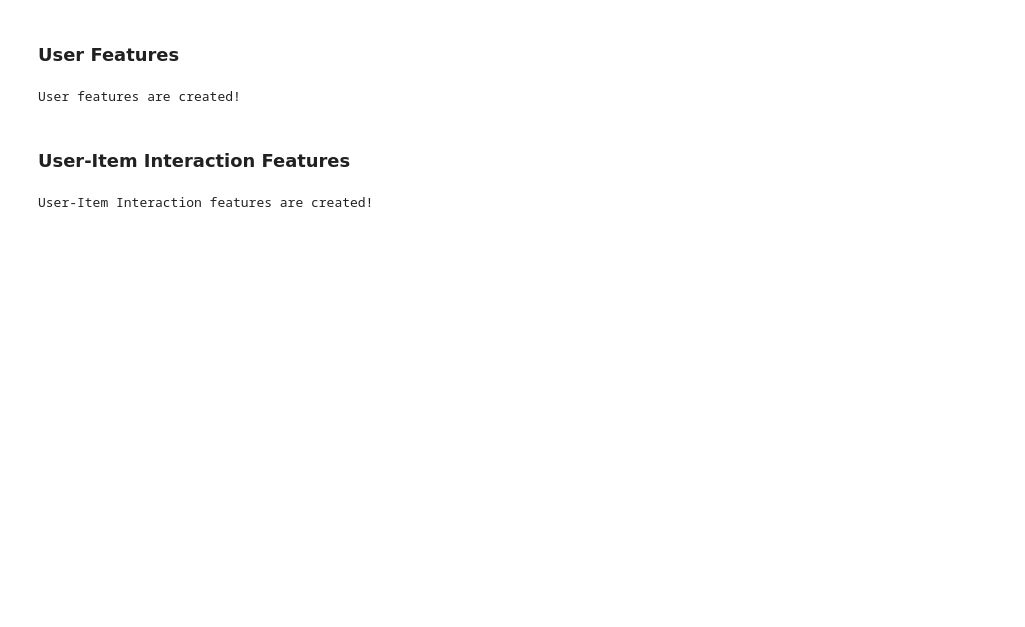
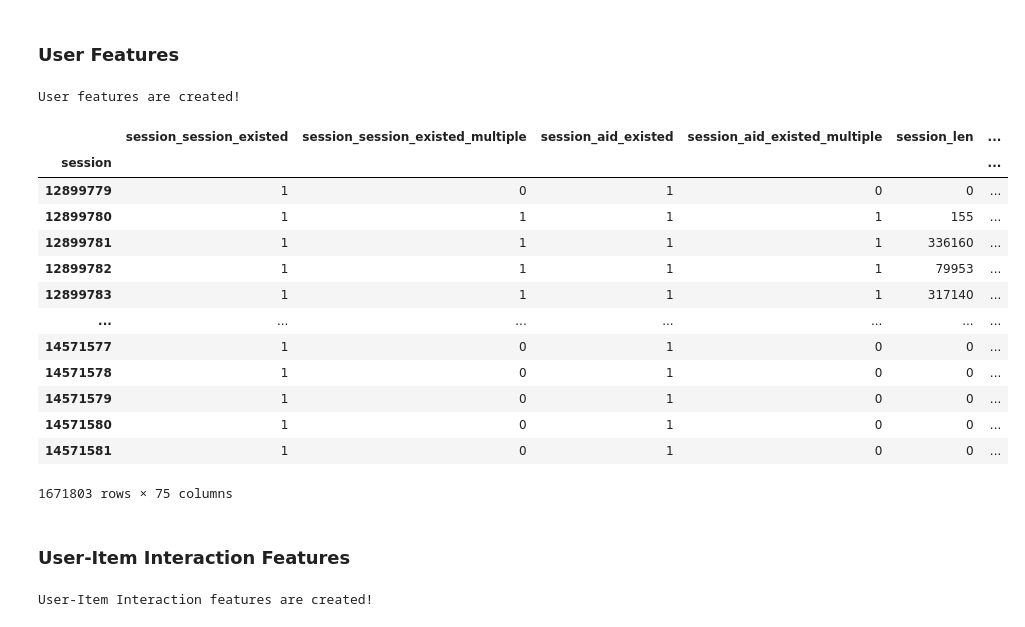
Before and after one commit to nlztrk/OTTO-Multi-Objective-Recommender-System, a Jupyter notebook: 3. Feature Extraction.ipynb, the cells around one changed output. Saved outputs shown, nothing was run; the diff lists cells and outputs as text; code cells hidden in the pictures; blank space fills up the shorter version.

```diff
--- a/3. Feature Extraction.ipynb
+++ b/3. Feature Extraction.ipynb
@@ -253,8 +253,8 @@ train_df = generate_datetime_features(train_df)
 val_df = generate_datetime_features(val_df)
 
 item_df = pd.concat([train_df,val_df], ignore_index=True)
-user_df = val_df
-user_item_int_df = val_df
+user_df = val_df.copy()
+user_item_int_df = val_df.copy()
 # %% [markdown]
 ### Extract AID-Type Occurence Counts & Probabilities
 # %%
@@ -485,6 +559,16 @@ def nunique_aggregator(input_df,
     return_df.columns = ['_'.join(group_cols) + '_' +  '_'.join(col) for col in return_df.columns]
 
     return return_df
+
+def last_action_dayofweek(input_df,
+                          group_cols=["session"],
+                          wanted_cols=[]
+                                 ):
+    input_df["ts"] = pd.to_datetime(input_df["ts"], unit="s")
+    input_df["dayofweek"] = input_df["ts"].dt.dayofweek
+    return_df = input_df.groupby(group_cols)["dayofweek"].last().to_frame()
+    return_df.columns = ['_'.join(group_cols) + '_lastseen_dayofweek']
+    return return_df
 # %% [markdown]
 ### Item Features
 # %%
@@ -698,7 +835,11 @@ user_features = pd.concat([
                           aggregators=[datetime_aggregator,
                                        session_len,
                                        nunique_aggregator,
-                                       existence_amount_aggregator])
+                                       existence_amount_aggregator,
+                                       last_action_dayofweek]),
+    last_action_dayofweek(user_df,
+                          group_cols=["session"]),
+    user_daywise_features(user_df),
 ], axis=1)
 
 user_features = reduce_memory(user_features)
@@ -708,6 +849,23 @@ user_features.to_parquet(f'./all_features/{GENERATE_FOR}_user_features.pqt')
 print("User features are created!")
 # %% [output]
 User features are created!
+# %%
+user_features
+# %% [output]
+|  | session_session_existed | session_session_existed_multiple | session_aid_existed | session_aid_existed_multiple | session_len | ... |
+| session |  |  |  |  |  | ... |
+| 12899779 | 1 | 0 | 1 | 0 | 0 | ... |
+| 12899780 | 1 | 1 | 1 | 1 | 155 | ... |
+| 12899781 | 1 | 1 | 1 | 1 | 336160 | ... |
+| 12899782 | 1 | 1 | 1 | 1 | 79953 | ... |
+| 12899783 | 1 | 1 | 1 | 1 | 317140 | ... |
+| ... | ... | ... | ... | ... | ... | ... |
+| 14571577 | 1 | 0 | 1 | 0 | 0 | ... |
+| 14571578 | 1 | 0 | 1 | 0 | 0 | ... |
+| 14571579 | 1 | 0 | 1 | 0 | 0 | ... |
+| 14571580 | 1 | 0 | 1 | 0 | 0 | ... |
+| 14571581 | 1 | 0 | 1 | 0 | 0 | ... |
+1671803 rows × 75 columns
 # %%
 del user_features
 # %% [markdown]
```
Also changed, not shown: parts of 10 cells of this notebook, 2 other files.
